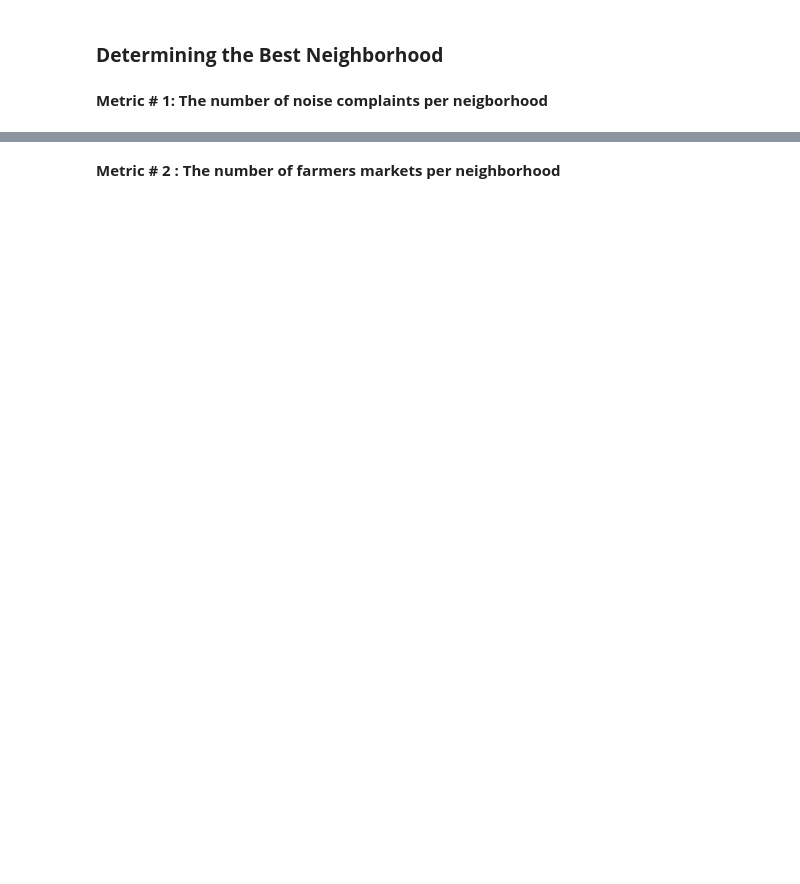
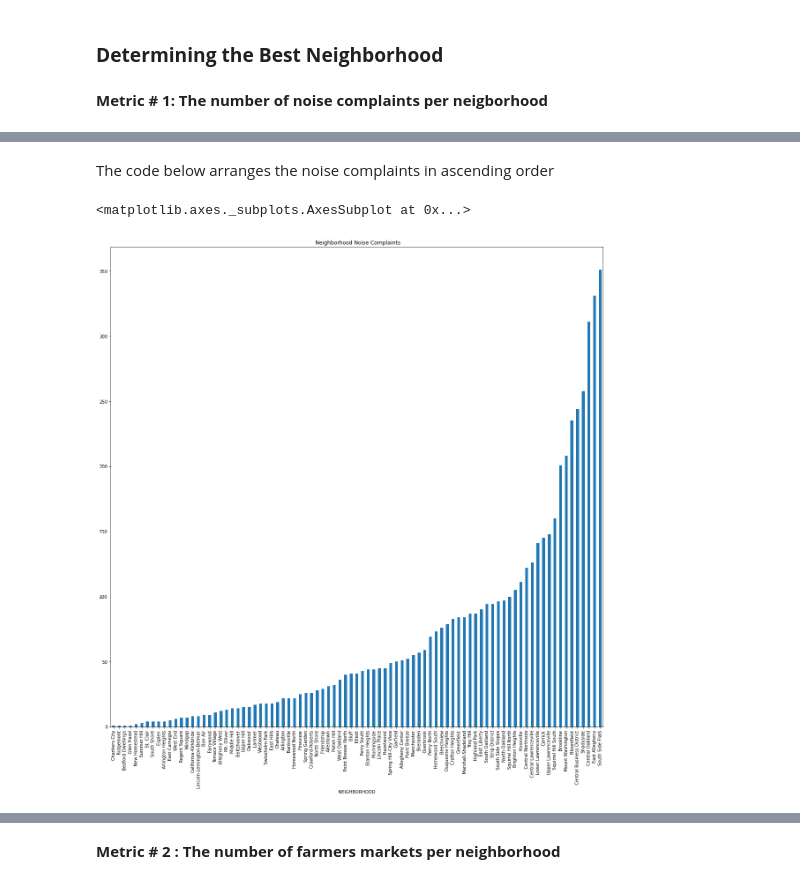
Before and after one commit to Margaret-O/Tres-Amigas-Final-Project, a Jupyter notebook: Final Report.ipynb, the cells around one changed output, grey strips where cells are left out. Drawn from its saved outputs; the diff is of its cells as text; code cells hidden in the pictures; blank space fills up the shorter version.

```diff
--- a/Final Report.ipynb
+++ b/Final Report.ipynb
@@ -31,0 +159,8 @@ We compared these submetrics across all the neighborhoods in Pittsburgh to deter
+# %% [markdown]
+The code below arranges the noise complaints in ascending order
+# %%
+sortedneighborhood=realData.sort_values("REQUEST_ID")
+sortedneighborhood["REQUEST_ID"].plot.bar(figsize=(20,20), title=" Neighborhood Noise Complaints")
+# %% [output]
+<matplotlib.axes._subplots.AxesSubplot at 0x...>
+[figure, added]
```
Also changed, not shown: parts of 46 cells of this notebook, 4 other files.
